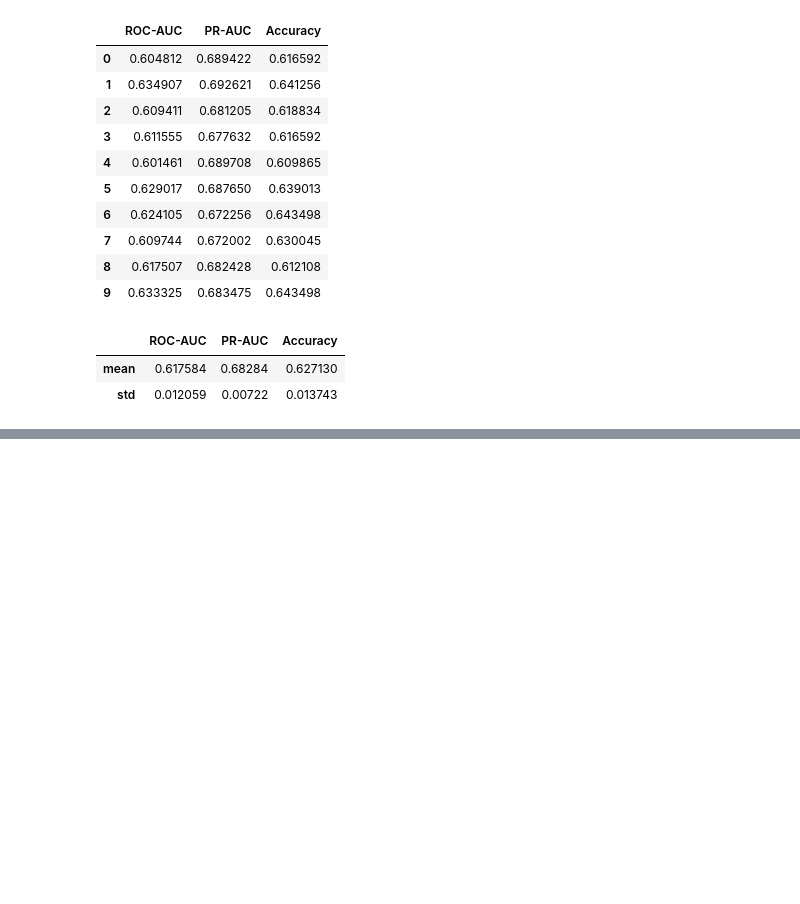
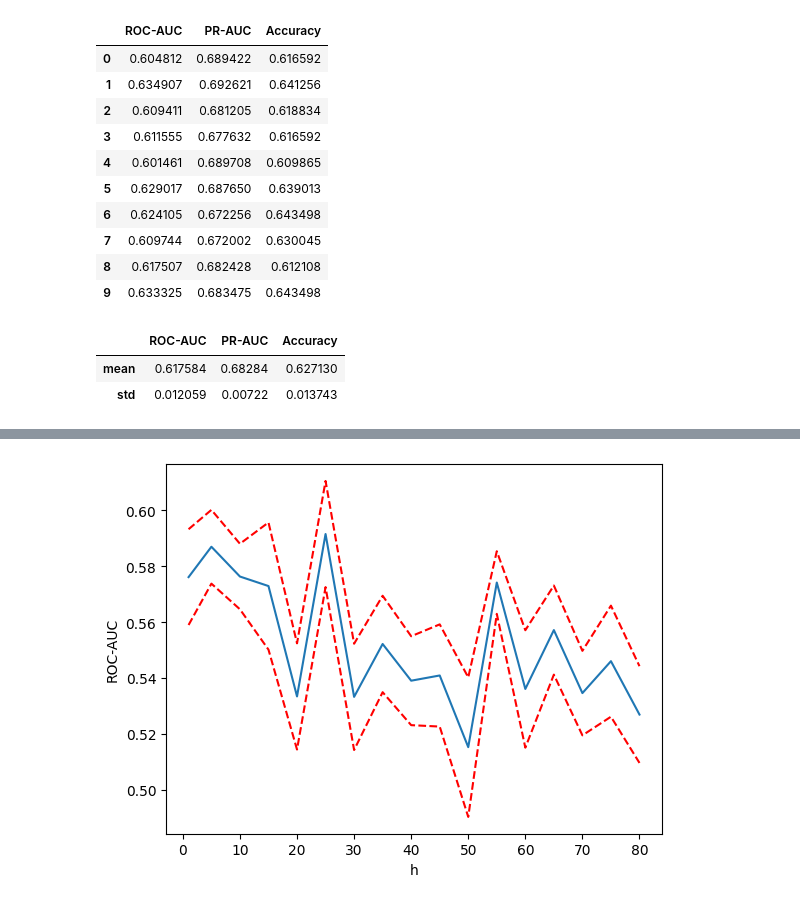
Before and after one commit to aayugay99/ts2vec_irregular_ts, a Jupyter notebook: weighted_loss.ipynb, the cells around one changed output, grey strips where cells are left out. Saved outputs shown, nothing was run; the diff lists cells and outputs as text; code cells hidden in the pictures; blank space fills up the shorter version.

```diff
--- a/weighted_loss.ipynb
+++ b/weighted_loss.ipynb
@@ -536,0 +536,8 @@ Text(0, 0.5, 'PR-AUC')
+# %%
+# defalut with sqrt
+files = glob.glob("experiments_h_results/sqrt_default/*.csv")
+
+res = get_df(files)
+plot_df(res)
+# %% [output]
+[figure, added]
```
Also changed, not shown: parts of 11 cells of this notebook.
